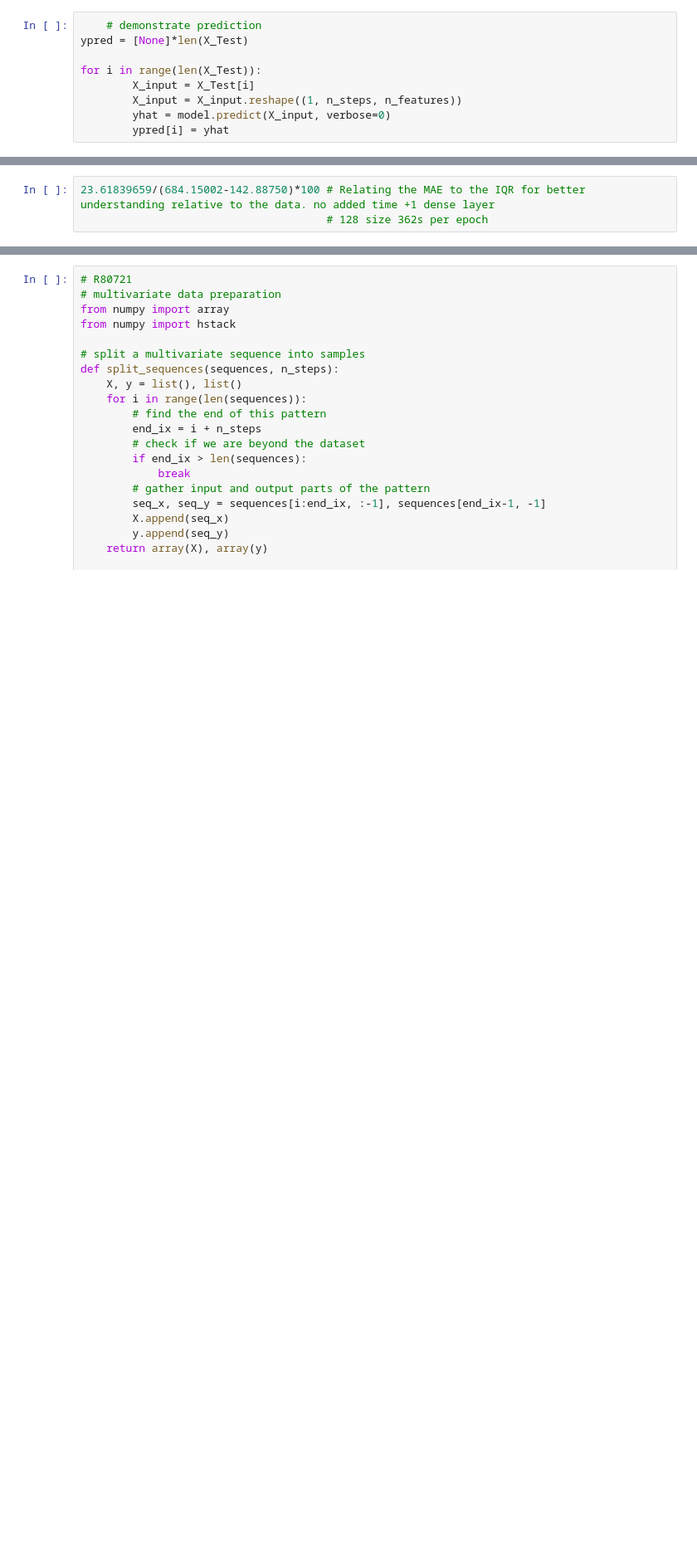
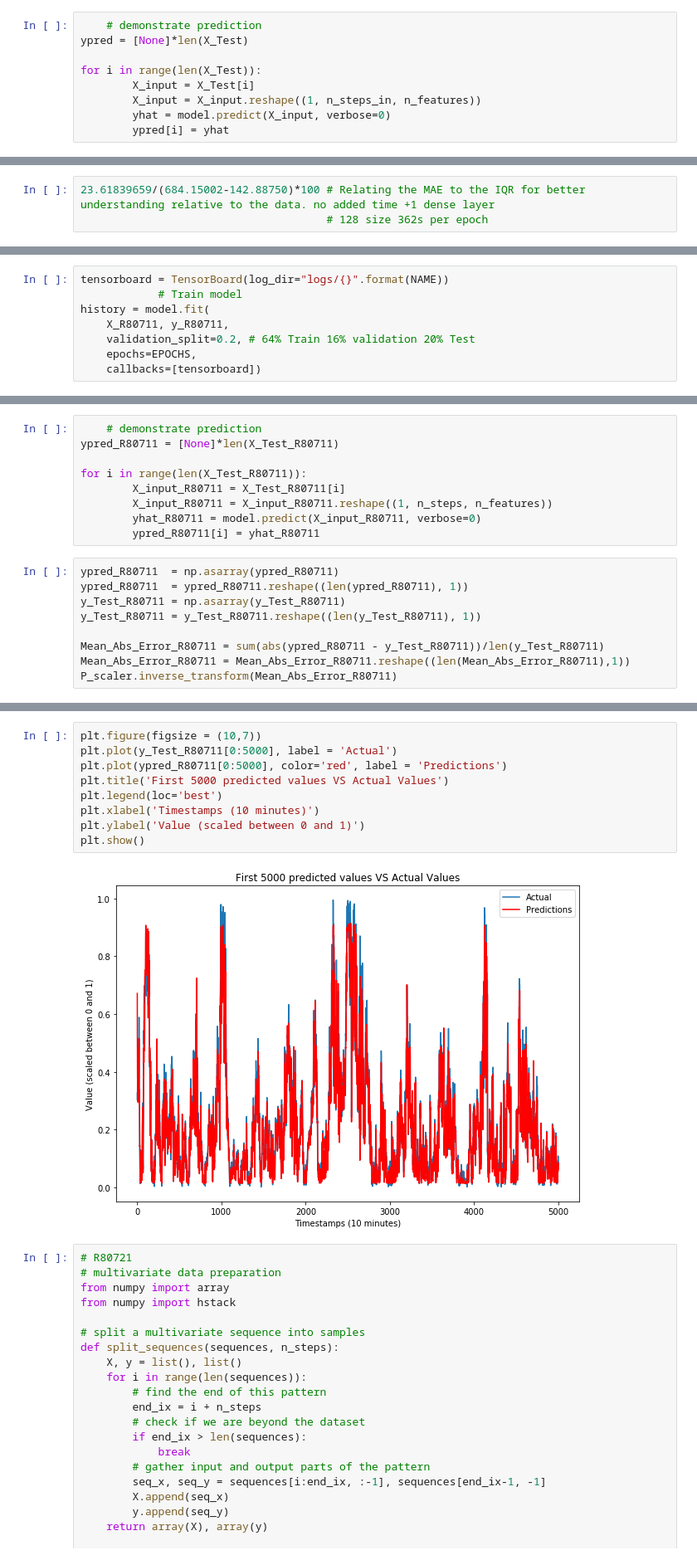
Before and after one commit to Jamiesmackay/Masters_Project, a Jupyter notebook: Code unedited/Project/Neural_Network_testing.ipynb, the cells around one changed output, grey strips where cells are left out. Shown: that part at 83% size. Cells and saved outputs as stored; diff of their text form; blank space fills up the shorter version.

```diff
--- a/Code unedited/Project/Neural_Network_testing.ipynb
+++ b/Code unedited/Project/Neural_Network_testing.ipynb
@@ -635,7 +713,7 @@ ypred = [None]*len(X_Test)
 
 for i in range(len(X_Test)):
         X_input = X_Test[i]
-        X_input = X_input.reshape((1, n_steps, n_features))
+        X_input = X_input.reshape((1, n_steps_in, n_features))
         yhat = model.predict(X_input, verbose=0)
         ypred[i] = yhat
 # %%
@@ -658,0 +897,8 @@ array([[23.61839659]])
+# %%
+tensorboard = TensorBoard(log_dir="logs/{}".format(NAME))
+            # Train model
+history = model.fit(
+    X_R80711, y_R80711,
+    validation_split=0.2, # 64% Train 16% validation 20% Test
+    epochs=EPOCHS,
+    callbacks=[tensorboard])
@@ -658,0 +923,18 @@ array([[23.61839659]])
+# %%
+    # demonstrate prediction
+ypred_R80711 = [None]*len(X_Test_R80711)
+
+for i in range(len(X_Test_R80711)):
+        X_input_R80711 = X_Test_R80711[i]
+        X_input_R80711 = X_input_R80711.reshape((1, n_steps, n_features))
+        yhat_R80711 = model.predict(X_input_R80711, verbose=0)
+        ypred_R80711[i] = yhat_R80711
+# %%
+ypred_R80711  = np.asarray(ypred_R80711)
+ypred_R80711  = ypred_R80711.reshape((len(ypred_R80711), 1))
+y_Test_R80711 = np.asarray(y_Test_R80711)
+y_Test_R80711 = y_Test_R80711.reshape((len(y_Test_R80711), 1))
+
+Mean_Abs_Error_R80711 = sum(abs(ypred_R80711 - y_Test_R80711))/len(y_Test_R80711)
+Mean_Abs_Error_R80711 = Mean_Abs_Error_R80711.reshape((len(Mean_Abs_Error_R80711),1))
+P_scaler.inverse_transform(Mean_Abs_Error_R80711)
@@ -659,3 +943,14 @@ array([[23.61839659]])
+# %%
+plt.figure(figsize = (10,7))
+plt.plot(y_Test_R80711[0:5000], label = 'Actual')
+plt.plot(ypred_R80711[0:5000], color='red', label = 'Predictions')
+plt.title('First 5000 predicted values VS Actual Values')
+plt.legend(loc='best')
+plt.xlabel('Timestamps (10 minutes)')
+plt.ylabel('Value (scaled between 0 and 1)')
+plt.show()
+# %% [output]
+[figure, added]
 # %%
 # R80721
 # multivariate data preparation
```
Also changed, not shown: parts of 34 cells of this notebook.
